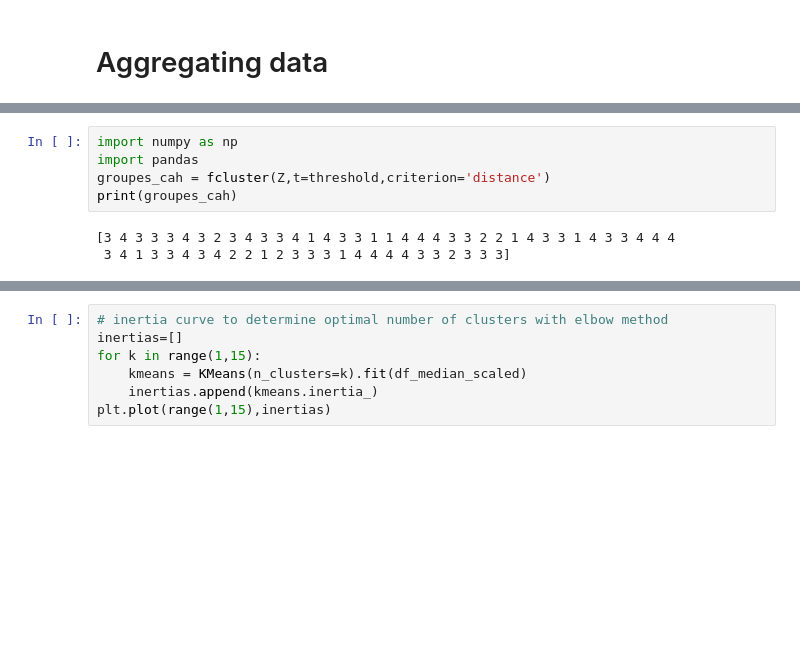
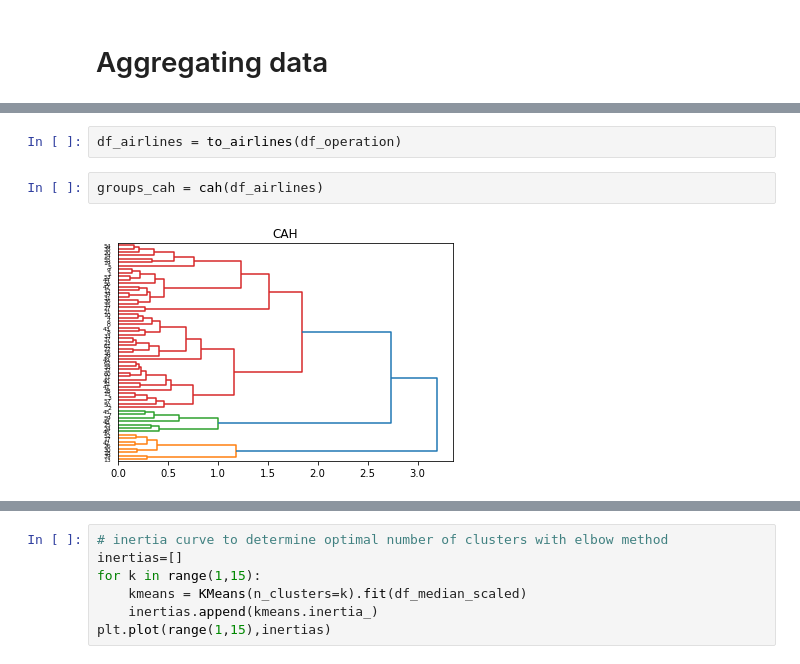
Before and after one commit to JZYoshi/AFDA, a Jupyter notebook: classification/Classification.ipynb, the cells around one changed output, grey strips where cells are left out. Cells and saved outputs as stored; diff of their text form; blank space fills up the shorter version.

```diff
--- a/classification/Classification.ipynb
+++ b/classification/Classification.ipynb
@@ -122,8 +60,6 @@ plt.savefig('cah.svg')
-# %%
-import numpy as np
-import pandas
-groupes_cah = fcluster(Z,t=threshold,criterion='distance')
-print(groupes_cah)
-# %% [output]
-[3 4 3 3 3 4 3 2 3 4 3 3 4 1 4 3 3 1 1 4 4 4 3 3 2 2 1 4 3 3 1 4 3 3 4 4 4
- 3 4 1 3 3 4 3 4 2 2 1 2 3 3 3 1 4 4 4 4 3 3 2 3 3 3]
+# %%
+df_airlines = to_airlines(df_operation)
+# %%
+groups_cah = cah(df_airlines)
+# %% [output]
+[figure, added]
```
Also changed, not shown: parts of 25 cells of this notebook, 1 other file.
